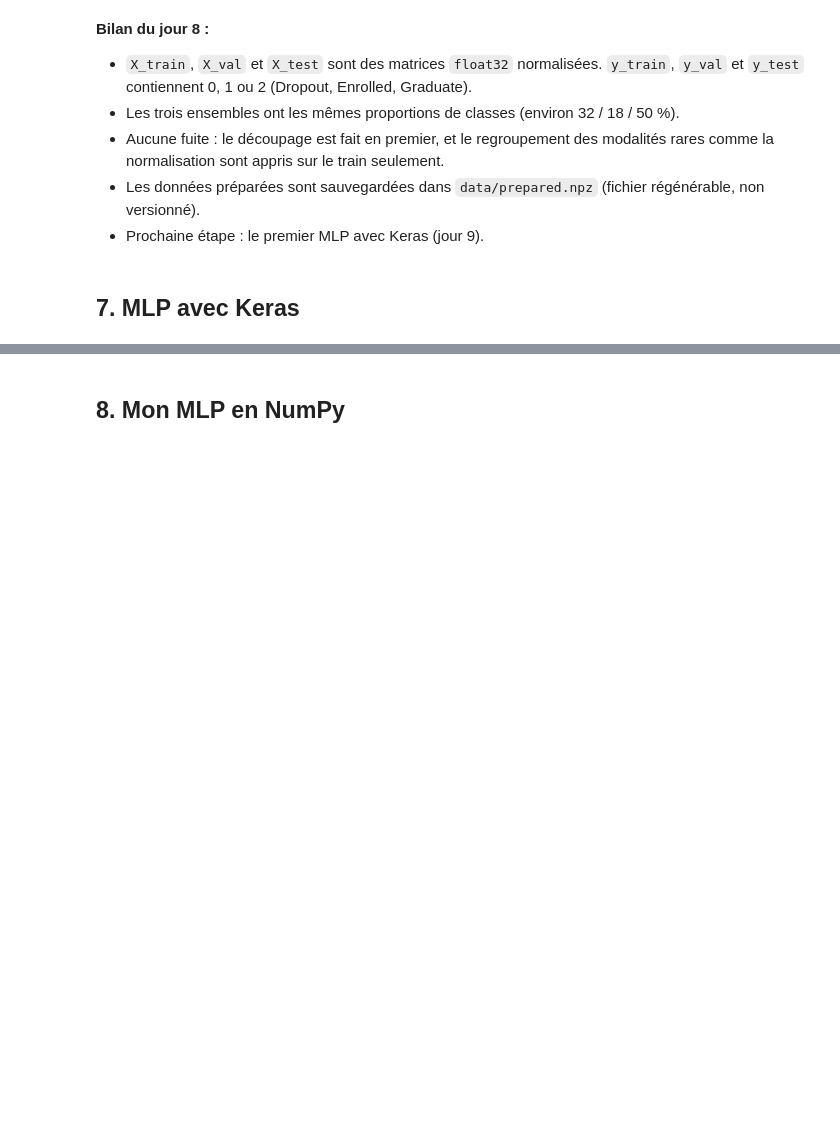
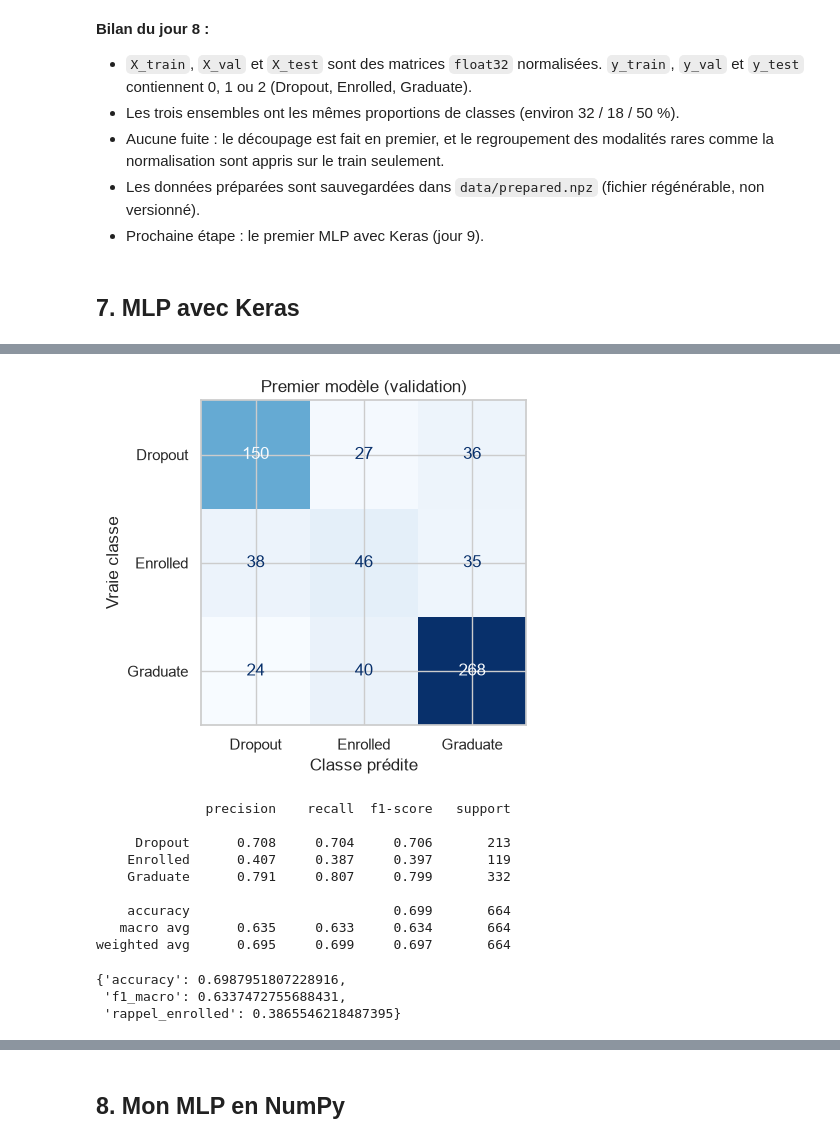
Before and after one commit to TheGoatLucien/ANN-playground, a Jupyter notebook: ann_playground.ipynb, the cells around one changed output, grey strips where cells are left out. Saved outputs shown, nothing was run; the diff lists cells and outputs as text; code cells hidden in the pictures; blank space fills up the shorter version.

```diff
--- a/ann_playground.ipynb
+++ b/ann_playground.ipynb
@@ -1030,0 +1193,18 @@ Valeurs manquantes ou infinies : 0
+# %%
+y_pred_val = model.predict(X_val, verbose=0).argmax(axis=1)
+scores_m0 = evaluer(y_val, y_pred_val, "Premier modèle (validation)", "j9_premier_modele_confusion")
+scores_m0
+# %% [output]
+[figure, added]
+              precision    recall  f1-score   support
+
+     Dropout      0.708     0.704     0.706       213
+    Enrolled      0.407     0.387     0.397       119
+    Graduate      0.791     0.807     0.799       332
+
+    accuracy                          0.699       664
+   macro avg      0.635     0.633     0.634       664
+weighted avg      0.695     0.699     0.697       664
+{'accuracy': 0.6987951807228916,
+ 'f1_macro': 0.6337472755688431,
+ 'rappel_enrolled': 0.3865546218487395}
```
Also changed, not shown: parts of 49 cells of this notebook, 16 other files.
